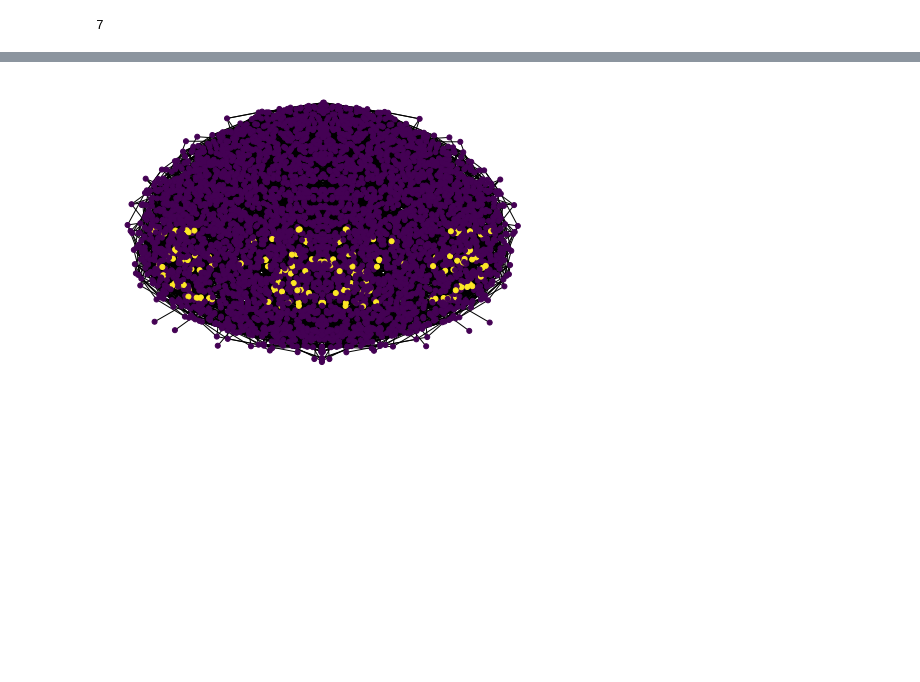
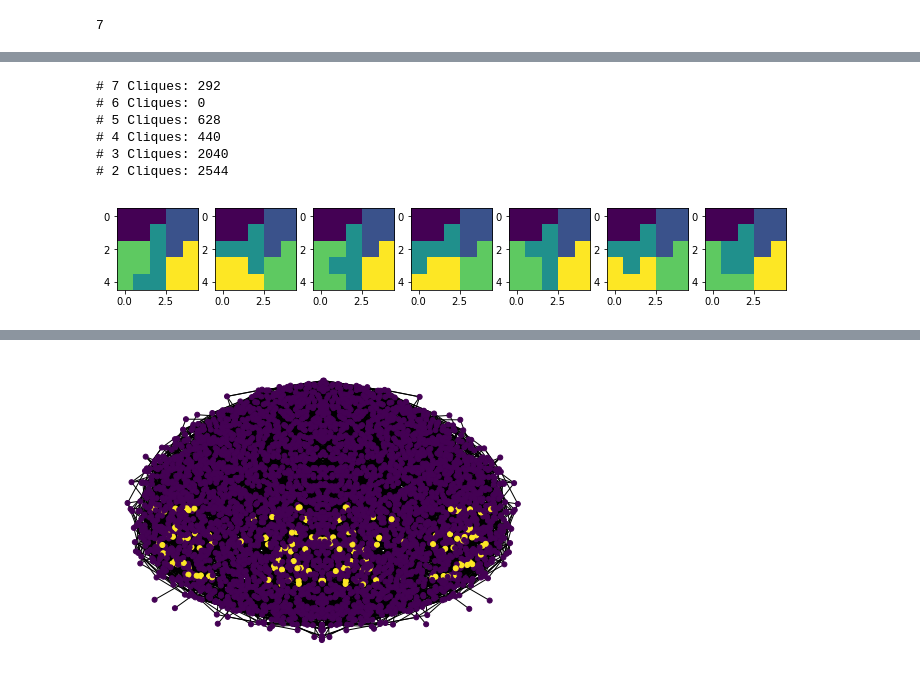
Before and after one commit to vrdi/metagraph-visualizations, a Jupyter notebook: metagraph_5_5_5.ipynb, the cells around one changed output, grey strips where cells are left out. Drawn from its saved outputs; the diff is of its cells as text; code cells hidden in the pictures; blank space fills up the shorter version.

Commit message:
Upload plots

```diff
--- a/metagraph_5_5_5.ipynb
+++ b/metagraph_5_5_5.ipynb
@@ -73,6 +74,13 @@ def adjacent_nodes_recom(nodes):
             if i < j and is_adjacent_recom(nodes[i], nodes[j]):
                 edges.append((i, j))
     return edges
+# %%
+def plot_partition(part, dim=None, **kwargs):
+    if not dim:
+        dim = int(np.sqrt(part.shape[0]))
+        dim = (dim, dim)
+    plan = part.reshape(dim)
+    return plan
 # %%
 with open("enums/enum_[5,5]_[5]_5_rc.txt") as file:
     nodes_5_5={}
@@ -136,0 +143,2 @@ pickle.dump(graph_5_5, open("graph_5_5_5.p", "wb"))
+# %%
+cliques = [k for k in nx.find_cliques(graph_5_5_recom)]
@@ -136,0 +165,21 @@ pickle.dump(graph_5_5, open("graph_5_5_5.p", "wb"))
+# %%
+cliques_7 = list(filter(lambda ls: len(ls) == 7, cliques))
+cliques_6 = list(filter(lambda ls: len(ls) == 6, cliques))
+cliques_5 = list(filter(lambda ls: len(ls) == 5, cliques))
+cliques_4 = list(filter(lambda ls: len(ls) == 4, cliques))
+cliques_3 = list(filter(lambda ls: len(ls) == 3, cliques))
+cliques_2 = list(filter(lambda ls: len(ls) == 2, cliques))
+# %%
+print("# 7 Cliques:", len(cliques_7))
+print("# 6 Cliques:", len(cliques_6))
+print("# 5 Cliques:", len(cliques_5))
+print("# 4 Cliques:", len(cliques_4))
+print("# 3 Cliques:", len(cliques_3))
+print("# 2 Cliques:", len(cliques_2))
+# %% [output]
+# 7 Cliques: 292
+# 6 Cliques: 0
+# 5 Cliques: 628
+# 4 Cliques: 440
+# 3 Cliques: 2040
+# 2 Cliques: 2544
@@ -136,0 +188,7 @@ pickle.dump(graph_5_5, open("graph_5_5_5.p", "wb"))
+# %%
+c = cliques_7[250]
+fig, axs = plt.subplots(1,len(c), figsize=(12,3))
+for i, part in enumerate(c):
+    axs[i].imshow(plot_partition(nodes_5_5[part]))
+# %% [output]
+[figure, added]
```
Also changed, not shown: parts of 12 cells of this notebook, 19 other files.
